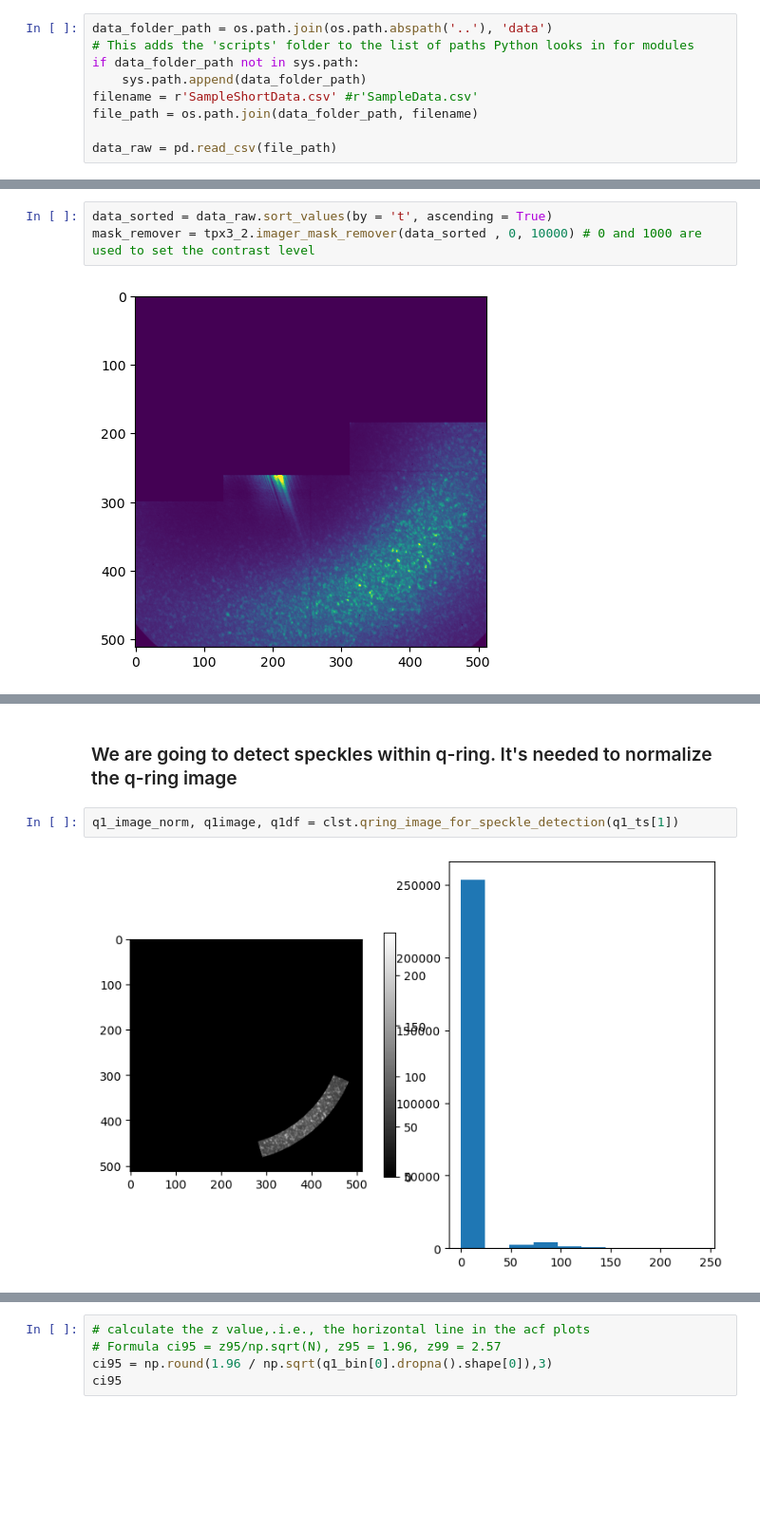
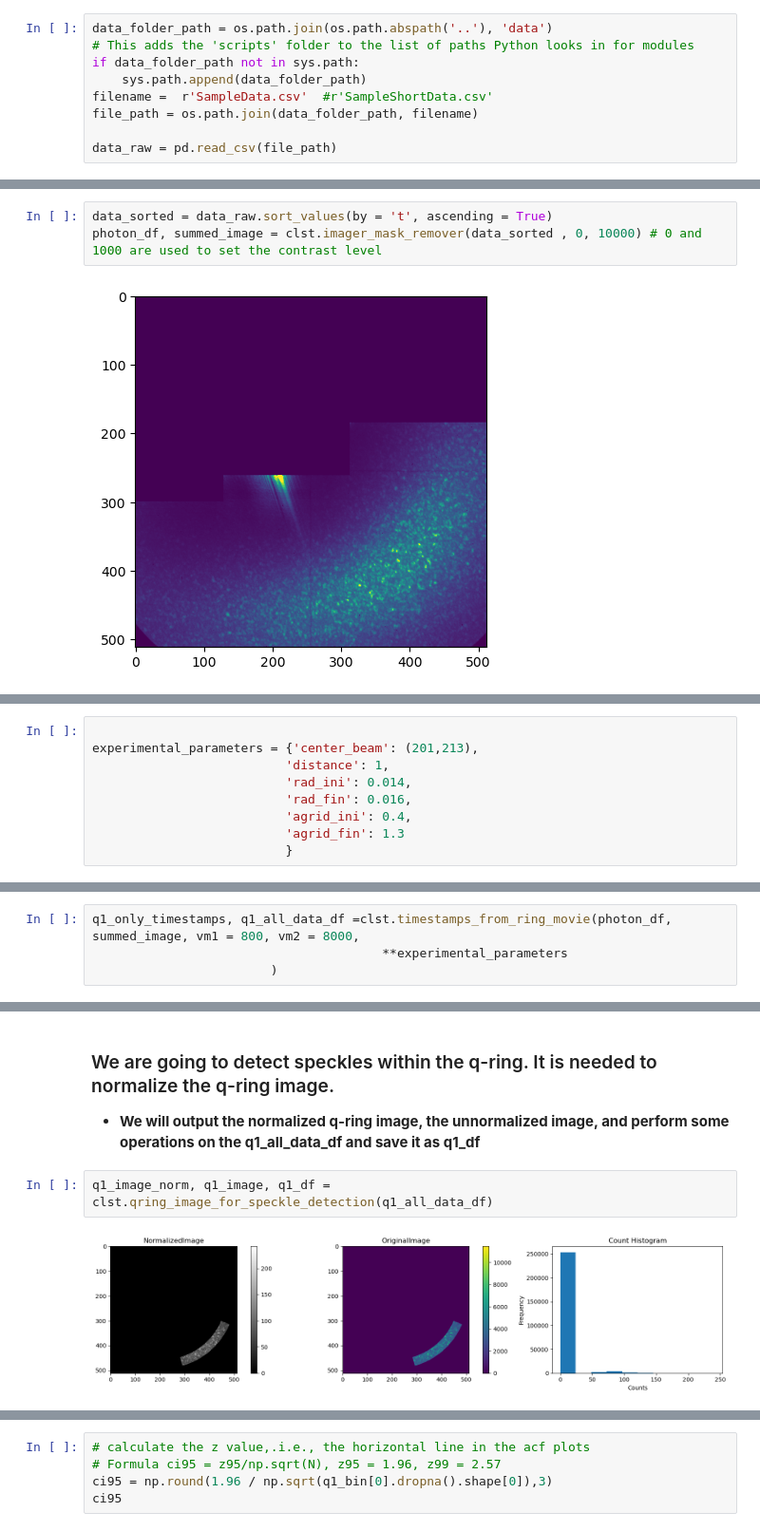
Before and after one commit to AISaleheen/speckle_time_series, a Jupyter notebook: notebooks/speckle_analysis_notebook.ipynb, the cells around one changed output, grey strips where cells are left out. Shown at 95% size. Cells and saved outputs as stored; diff of their text form; blank space fills up the shorter version.

```diff
--- a/notebooks/speckle_analysis_notebook.ipynb
+++ b/notebooks/speckle_analysis_notebook.ipynb
@@ -57,7 +45,7 @@ data_folder_path = os.path.join(os.path.abspath('..'), 'data')
 # This adds the 'scripts' folder to the list of paths Python looks in for modules
 if data_folder_path not in sys.path:
     sys.path.append(data_folder_path)
-filename = r'SampleShortData.csv' #r'SampleData.csv'
+filename =  r'SampleData.csv'  #r'SampleShortData.csv'
 file_path = os.path.join(data_folder_path, filename)
 
 data_raw = pd.read_csv(file_path)
@@ -89,6 +71,6 @@ data_raw
 # %%
 data_sorted = data_raw.sort_values(by = 't', ascending = True)
-mask_remover = tpx3_2.imager_mask_remover(data_sorted , 0, 10000) # 0 and 1000 are used to set the contrast level
+photon_df, summed_image = clst.imager_mask_remover(data_sorted , 0, 10000) # 0 and 1000 are used to set the contrast level
 # %% [output]
 [figure]
 # %% [markdown]
@@ -130,0 +91,9 @@ q1_ts =tpx3_2.timestamps_from_ring_movie(mask_remover[0], mask_remover[1], (201,
+# %%
+
+experimental_parameters = {'center_beam': (201,213),
+                          'distance': 1,
+                          'rad_ini': 0.014,
+                          'rad_fin': 0.016,
+                          'agrid_ini': 0.4,
+                          'agrid_fin': 1.3
+                          }
@@ -130,0 +110,4 @@ q1_ts =tpx3_2.timestamps_from_ring_movie(mask_remover[0], mask_remover[1], (201,
+# %%
+q1_only_timestamps, q1_all_data_df =clst.timestamps_from_ring_movie(photon_df, summed_image, vm1 = 800, vm2 = 8000,
+                                       **experimental_parameters
+                        )
@@ -131,6 +127,7 @@ q1_ts =tpx3_2.timestamps_from_ring_movie(mask_remover[0], mask_remover[1], (201,
 # %% [markdown]
-### We are going to detect speckles within q-ring. It's needed to normalize the q-ring image
+### We are going to detect speckles within the q-ring. It is needed to normalize the q-ring image.
+* **We will output the normalized q-ring image, the unnormalized image, and perform some operations on the q1_all_data_df and save it as q1_df**
 # %%
-q1_image_norm, q1image, q1df = clst.qring_image_for_speckle_detection(q1_ts[1])
+q1_image_norm, q1_image, q1_df = clst.qring_image_for_speckle_detection(q1_all_data_df)
 # %% [output]
-[figure, old version]
+[figure, new version]
```
Also changed, not shown: parts of 52 cells of this notebook.
